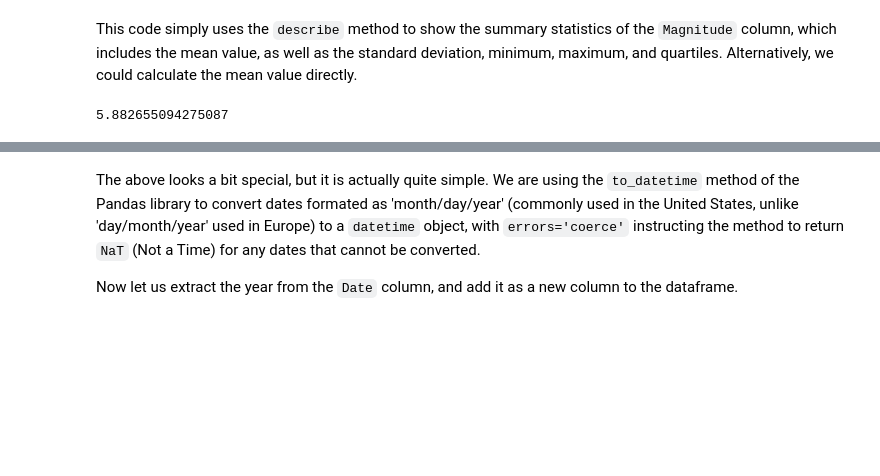
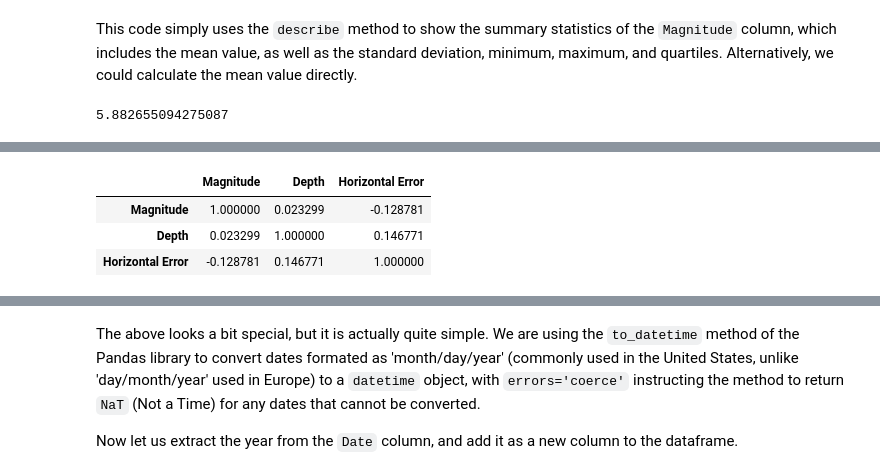
Before and after one commit to pedro-leitao/pedro-leitao.github.io, a Jupyter notebook: python-for-students/diving-into-data.ipynb, the cells around one changed output, grey strips where cells are left out. Drawn from its saved outputs; the diff is of its cells as text; code cells hidden in the pictures; blank space fills up the shorter version.

```diff
--- a/python-for-students/diving-into-data.ipynb
+++ b/python-for-students/diving-into-data.ipynb
@@ -287,0 +347,9 @@ earthquakes['Magnitude'].mean()
+# %%
+earthquakes[
+    ['Magnitude', 'Depth', 'Horizontal Error']
+].corr()
+# %% [output]
+|  | Magnitude | Depth | Horizontal Error |
+| Magnitude | 1.000000 | 0.023299 | -0.128781 |
+| Depth | 0.023299 | 1.000000 | 0.146771 |
+| Horizontal Error | -0.128781 | 0.146771 | 1.000000 |
```
Also changed, not shown: parts of 20 cells of this notebook.
